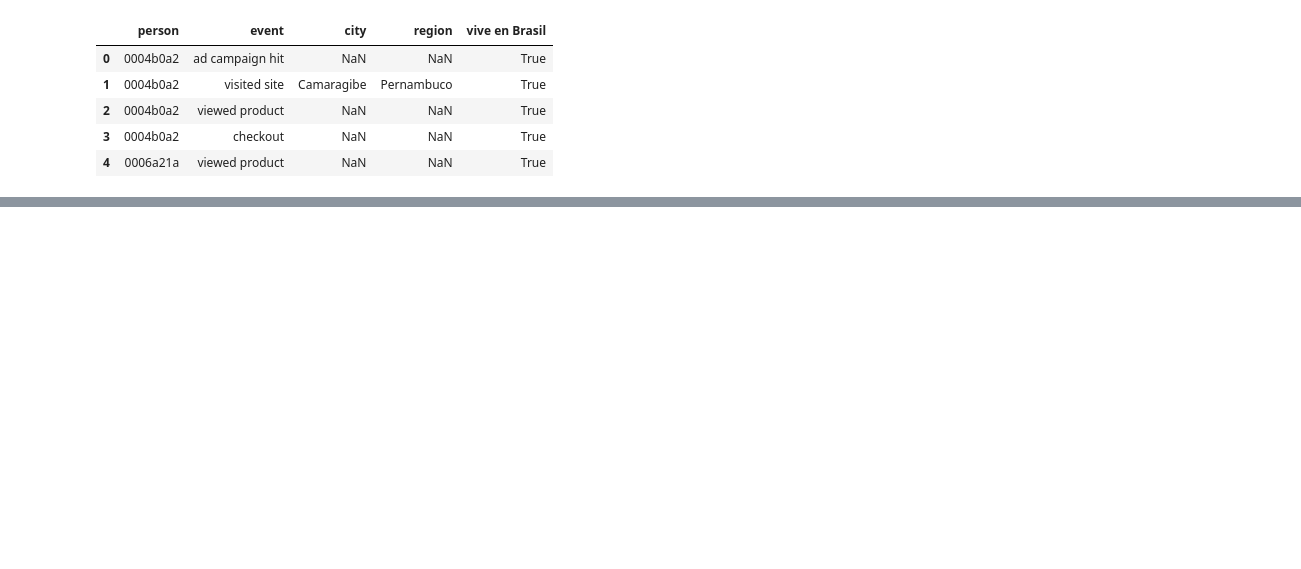
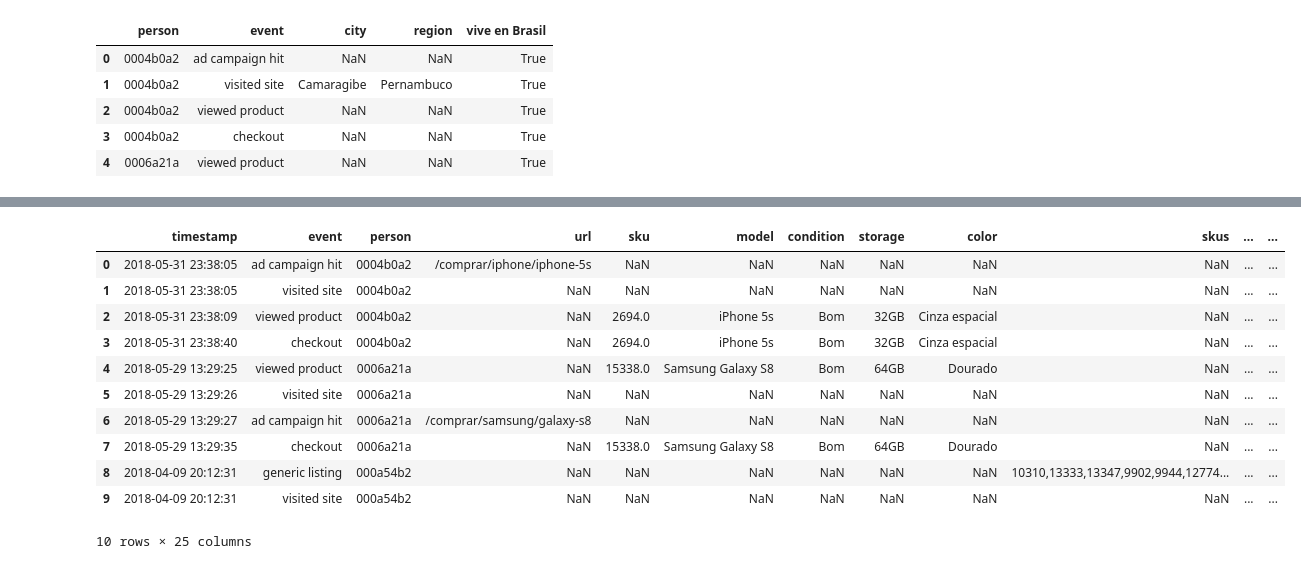
Before and after one commit to alepenaa94/TP1-Datos, a Jupyter notebook: Analisis- Fran.ipynb, the cells around one changed output, grey strips where cells are left out. Saved outputs shown, nothing was run; the diff lists cells and outputs as text; code cells hidden in the pictures; blank space fills up the shorter version.

```diff
--- a/Analisis- Fran.ipynb
+++ b/Analisis- Fran.ipynb
@@ -80,0 +93,16 @@ Text(0.5,0,'Cantidad(log)')
+# %%
+df_eventos= pd.merge(df_eventos,lugares_eventos,how='inner',on='person')
+df_eventos.head(10)
+# %% [output]
+|  | timestamp | event | person | url | sku | model | condition | storage | color | skus | ... | ... |
+| 0 | 2018-05-31 23:38:05 | ad campaign hit | 0004b0a2 | /comprar/iphone/iphone-5s | NaN | NaN | NaN | NaN | NaN | NaN | ... | ... |
+| 1 | 2018-05-31 23:38:05 | visited site | 0004b0a2 | NaN | NaN | NaN | NaN | NaN | NaN | NaN | ... | ... |
+| 2 | 2018-05-31 23:38:09 | viewed product | 0004b0a2 | NaN | 2694.0 | iPhone 5s | Bom | 32GB | Cinza espacial | NaN | ... | ... |
+| 3 | 2018-05-31 23:38:40 | checkout | 0004b0a2 | NaN | 2694.0 | iPhone 5s | Bom | 32GB | Cinza espacial | NaN | ... | ... |
+| 4 | 2018-05-29 13:29:25 | viewed product | 0006a21a | NaN | 15338.0 | Samsung Galaxy S8 | Bom | 64GB | Dourado | NaN | ... | ... |
+| 5 | 2018-05-29 13:29:26 | visited site | 0006a21a | NaN | NaN | NaN | NaN | NaN | NaN | NaN | ... | ... |
+| 6 | 2018-05-29 13:29:27 | ad campaign hit | 0006a21a | /comprar/samsung/galaxy-s8 | NaN | NaN | NaN | NaN | NaN | NaN | ... | ... |
+| 7 | 2018-05-29 13:29:35 | checkout | 0006a21a | NaN | 15338.0 | Samsung Galaxy S8 | Bom | 64GB | Dourado | NaN | ... | ... |
+| 8 | 2018-04-09 20:12:31 | generic listing | 000a54b2 | NaN | NaN | NaN | NaN | NaN | NaN | 10310,13333,13347,9902,9944,12774... | ... | ... |
+| 9 | 2018-04-09 20:12:31 | visited site | 000a54b2 | NaN | NaN | NaN | NaN | NaN | NaN | NaN | ... | ... |
+10 rows × 25 columns
```
Also changed, not shown: parts of 14 cells of this notebook.
